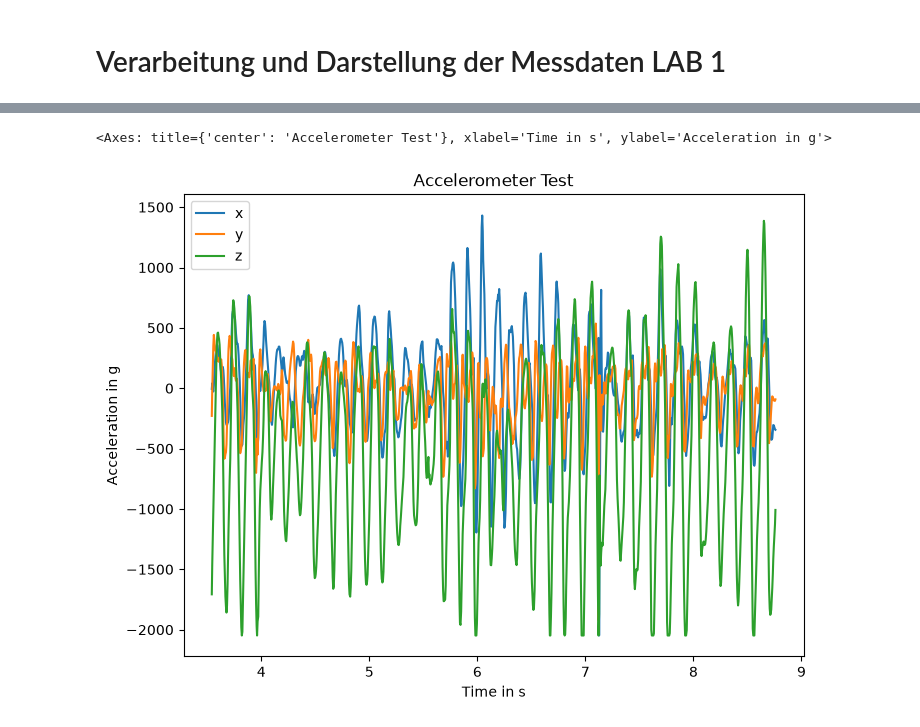
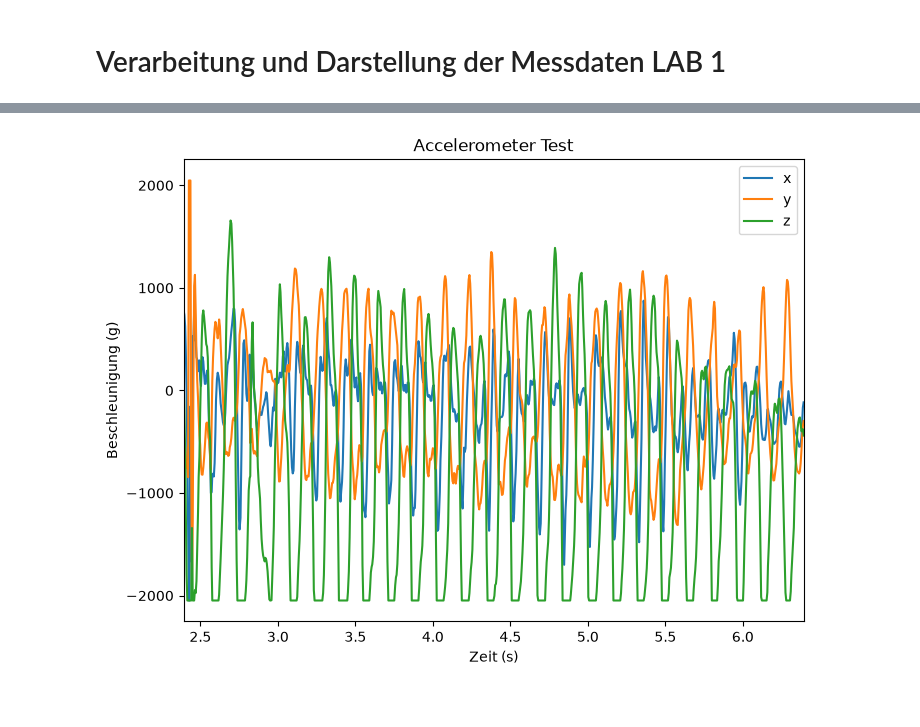
Before and after one commit to Luisa-Kneppel/Biosignalverarbeitung, a Jupyter notebook: Labor_Notebooks/Lab1_Visualisierung_Messdaten.ipynb, the cells around one changed output, grey strips where cells are left out. Cells and saved outputs as stored; diff of their text form; code cells hidden in the pictures.

```diff
--- a/Labor_Notebooks/Lab1_Visualisierung_Messdaten.ipynb
+++ b/Labor_Notebooks/Lab1_Visualisierung_Messdaten.ipynb
@@ -34,7 +9,33 @@ df['Time'] = df['Time'].div(1000)
-# %%
-# display data
-df.plot(x = 'Time', y = ['x', 'y', 'z'], ylabel='Acceleration in g',
-        xlabel='Time in s', figsize= [8, 6], title="Accelerometer Test")
-# %% [output]
-<Axes: title={'center': 'Accelerometer Test'}, xlabel='Time in s', ylabel='Acceleration in g'>
-[figure, removed]
+# %%
+#import recorded .csv Files and store them in a dataframe
+# CSV-Datei einlesen
+
+df = pd.read_csv('./data/IMU.csv', sep=';', names=['x', 'y', 'z', 'Time'], header=None)
+
+# Zeit von Millisekunden in Sekunden umrechnen
+df['Time'] = df['Time'].div(1000)
+
+
+# display data
+# damit wir auf der x - Achse genau 4 Sekunden darstellen können, filtern wir die Daten auf die ersten 4 Sekunden
+# Ersten Zeitwert der Messung als Start des Diagramms verwenden
+start = df['Time'].iloc[0]
+#df.plot(x = 'Time', y = ['x', 'y', 'z'], ylabel='Acceleration in g',
+ #       xlabel='Time in s', figsize= [8, 6], title="Accelerometer Test")
+#auf 4-5 Sekunden kürzen
+#y achse auf -2 bis 2 g begrenzen und umbennen
+
+df.plot(
+    x='Time',
+    y=['x', 'y', 'z'],
+    xlim=(start, start + 4),
+    #ylim=(-8, 8),
+    xlabel='Zeit (s)',
+    ylabel='Beschleunigung (g)',
+    figsize=(8, 6),
+    title='Accelerometer Test'
+)
+
+plt.show()
+# %% [output]
+[figure, added]
```
Also changed, not shown: parts of 6 cells of this notebook, 20 other files.
